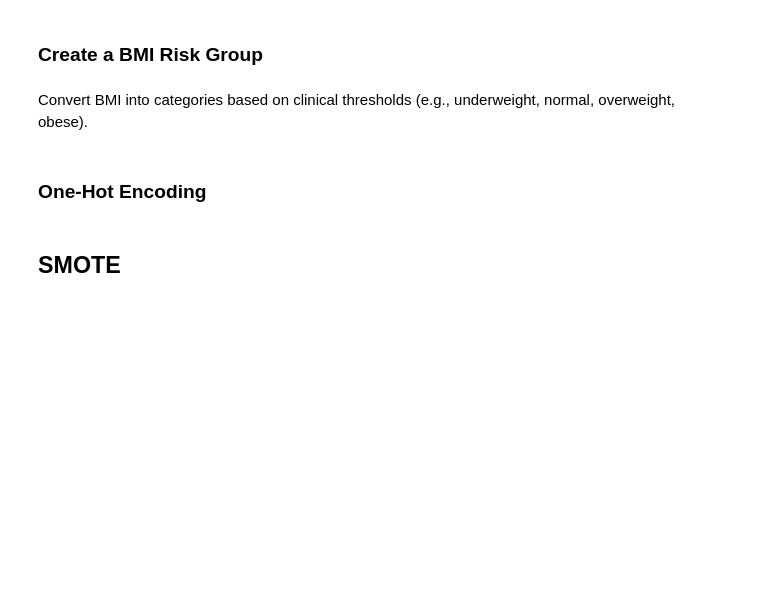
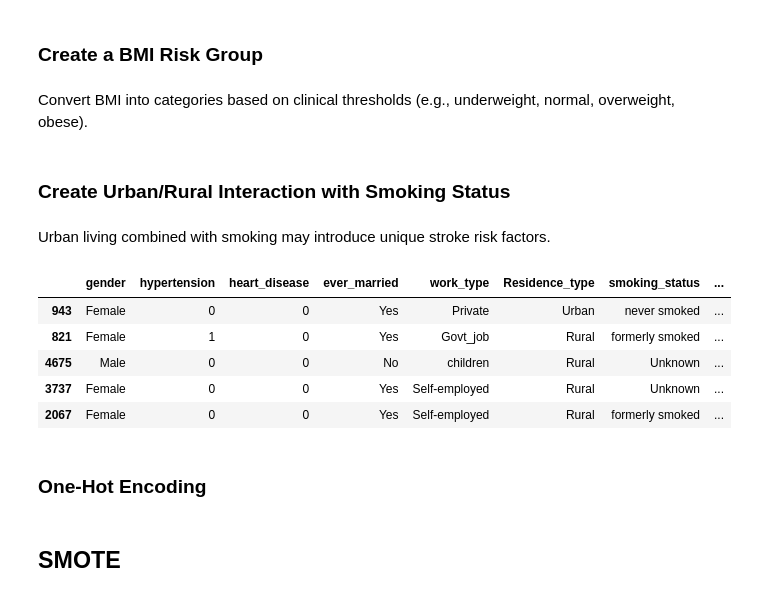
Before and after one commit to johnpospisil/stroke-prediction, a Jupyter notebook: stroke-prediction.ipynb, the cells around one changed output. Cells and saved outputs as stored; diff of their text form; code cells hidden in the pictures; blank space fills up the shorter version.

```diff
--- a/stroke-prediction.ipynb
+++ b/stroke-prediction.ipynb
@@ -337,3 +337,7 @@ X_test = pd.get_dummies(X_test, columns=['bmi_category'], drop_first=True)
 # Drop the bmi column
 X_train = X_train.drop(columns=['bmi'])
 X_test = X_test.drop(columns=['bmi'])
+# %% [markdown]
+### Create Urban/Rural Interaction with Smoking Status
+# %% [markdown]
+Urban living combined with smoking may introduce unique stroke risk factors.
@@ -340,3 +352,12 @@ X_test = X_test.drop(columns=['bmi'])
+# %%
+X_train.head()
+# %% [output]
+|  | gender | hypertension | heart_disease | ever_married | work_type | Residence_type | smoking_status | ... |
+| 943 | Female | 0 | 0 | Yes | Private | Urban | never smoked | ... |
+| 821 | Female | 1 | 0 | Yes | Govt_job | Rural | formerly smoked | ... |
+| 4675 | Male | 0 | 0 | No | children | Rural | Unknown | ... |
+| 3737 | Female | 0 | 0 | Yes | Self-employed | Rural | Unknown | ... |
+| 2067 | Female | 0 | 0 | Yes | Self-employed | Rural | formerly smoked | ... |
 # %% [markdown]
 ### One-Hot Encoding
 # %%
```
Also changed, not shown: parts of 8 cells of this notebook.
